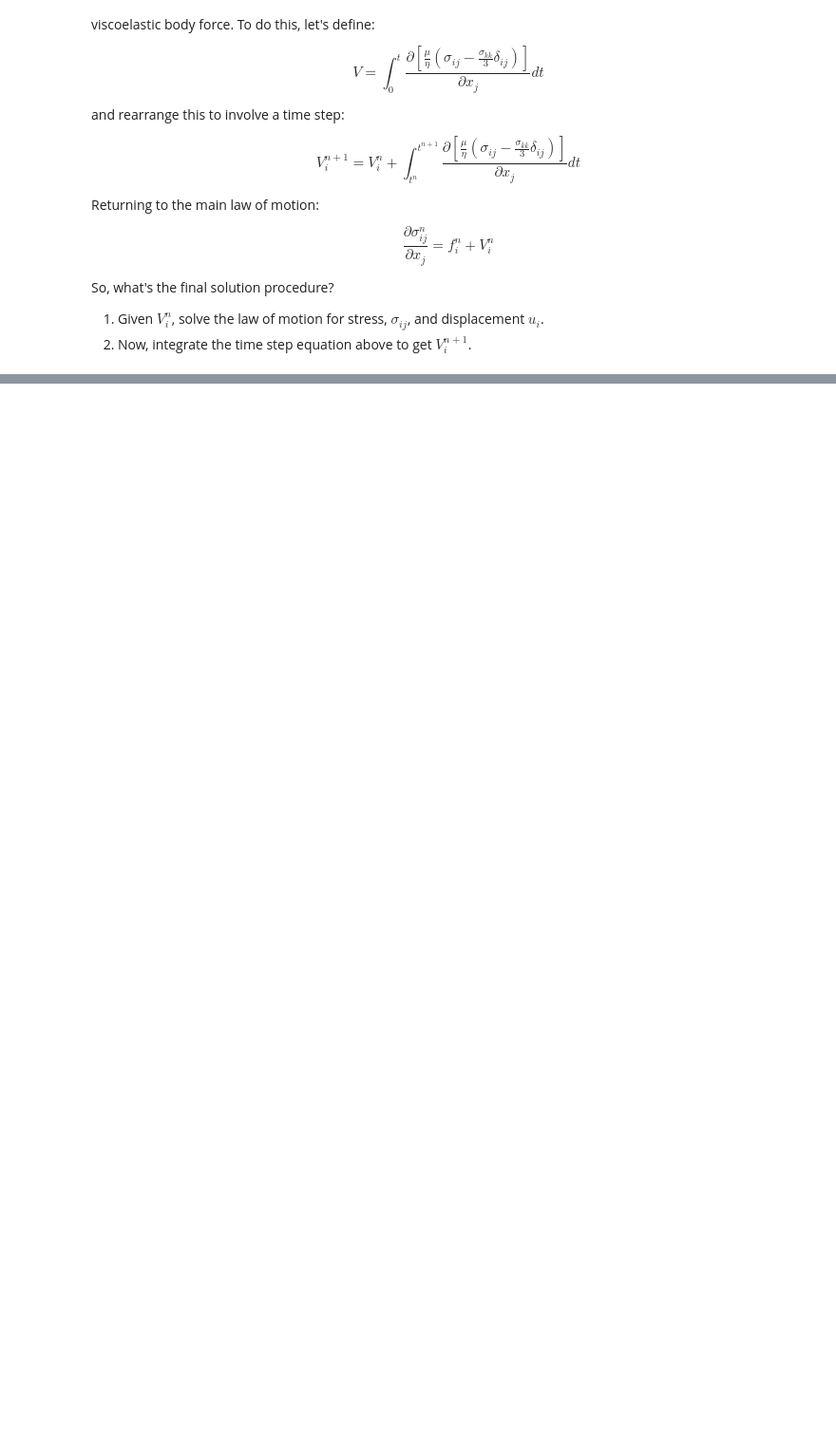
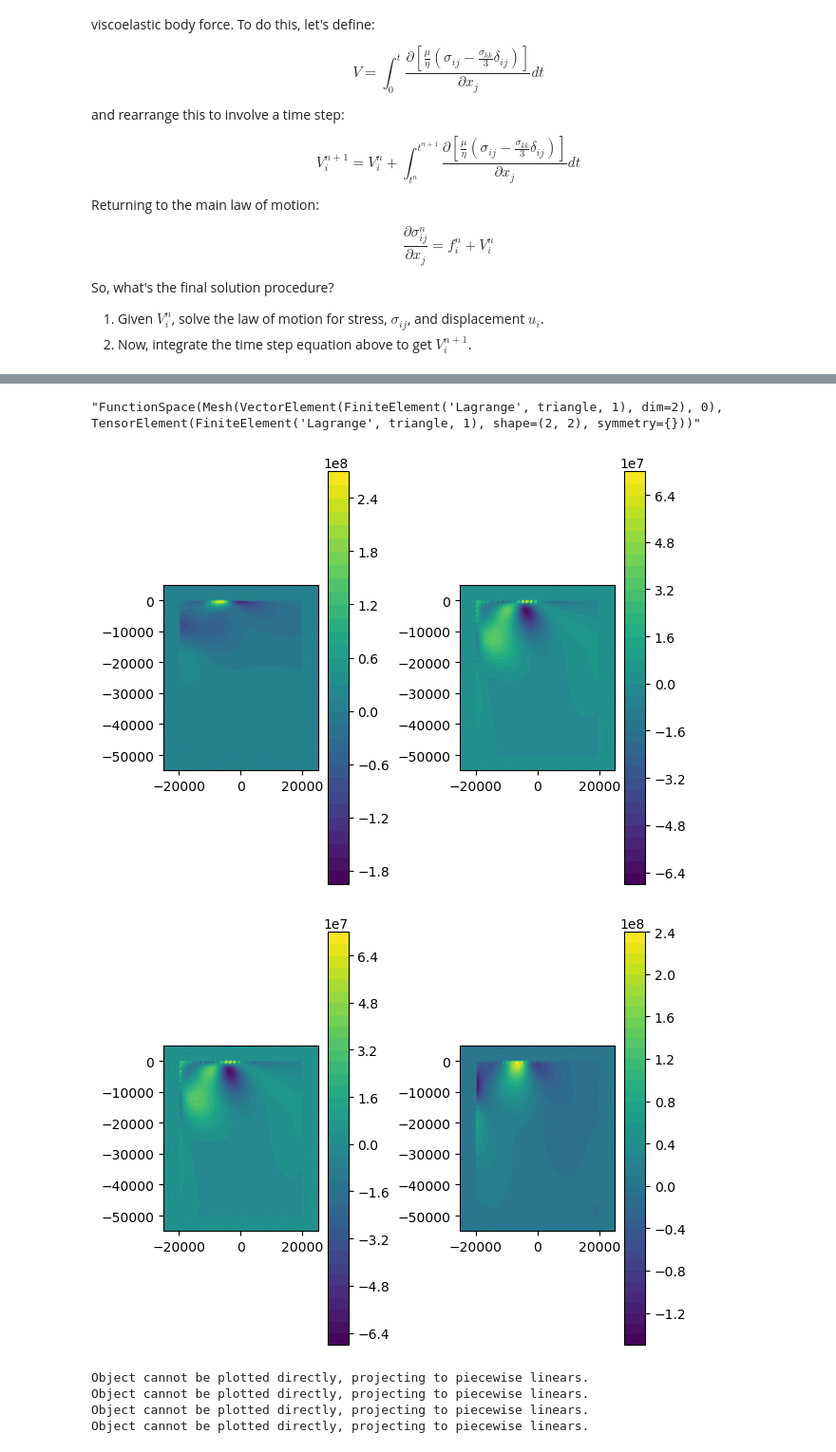
Before and after one commit to brendanjmeade/Bem2d.jl, a Jupyter notebook: fem_bem/viscoelastic.ipynb, the cells around one changed output, grey strips where cells are left out. Shown at 95% size. Drawn from its saved outputs; the diff is of its cells as text; code cells hidden in the pictures; blank space fills up the shorter version.

```diff
--- a/fem_bem/viscoelastic.ipynb
+++ b/fem_bem/viscoelastic.ipynb
@@ -52,0 +165,37 @@ So, what's the final solution procedure?
+# %%
+fenics_mesh = RectangleMesh(Point((L - 5000, T + 5000)), Point((R + 5000, B - 5000)), 100, 100)
+scalar_fs = FunctionSpace(fenics_mesh, "P", 1)
+vector_fs = VectorFunctionSpace(fenics_mesh, "P", 2) # TODO: can i make this order = 1?
+tensor_fs = FunctionSpace(FEniCS.fenics.TensorFunctionSpace(fenics_mesh.pyobject, "P", 1))
+# %% [output]
+"FunctionSpace(Mesh(VectorElement(FiniteElement('Lagrange', triangle, 1), dim=2), 0), TensorElement(FiniteElement('Lagrange', triangle, 1), shape=(2, 2), symmetry={}))"
+# %%
+Ueff = Ueff_fault_only;
+x_dofs = py"lambda x: x.tabulate_dof_coordinates()"(scalar_fs.pyobject);
+
+_, stress_from_ueff = constdispstress(slip2dispstress, x_dofs[:,1], x_dofs[:,2], elsbox, BRTL_idx,
+                                      Ueff[1:2:end], Ueff[2:2:end], mu, nu)
+
+# set stress_from_ueff values to zero when they are outside the box domain.
+stress_from_ueff[x_dofs[:,1] .<= L, :] .= 0
+stress_from_ueff[x_dofs[:,1] .>= R, :] .= 0
+stress_from_ueff[x_dofs[:,2] .<= B, :] .= 0
+stress_from_ueff[x_dofs[:,2] .>= T, :] .= 0
+
+fenics_stress_dofs = zeros(4,size(x_dofs)[1])
+fenics_stress_dofs[1,:] = stress_from_ueff[:,1]
+fenics_stress_dofs[2,:] = stress_from_ueff[:,3]
+fenics_stress_dofs[3,:] = stress_from_ueff[:,3]
+fenics_stress_dofs[4,:] = stress_from_ueff[:,2];
+sigma = FeFunction(tensor_fs)
+py"lambda x, vs: x.vector().set_local(vs)"(sigma.pyobject, reshape(fenics_stress_dofs, (:)))
+# %%
+fenics_plot_vec2d(FEniCS.dot(sigma, Constant((1.0, 0.0))))
+fenics_plot_vec2d(FEniCS.dot(sigma, Constant((0.0, 1.0))))
+# %% [output]
+[figure, added]
+[figure, added]
+Object cannot be plotted directly, projecting to piecewise linears.
+Object cannot be plotted directly, projecting to piecewise linears.
+Object cannot be plotted directly, projecting to piecewise linears.
+Object cannot be plotted directly, projecting to piecewise linears.
```
Also changed, not shown: parts of 14 cells of this notebook, 3 other files.
